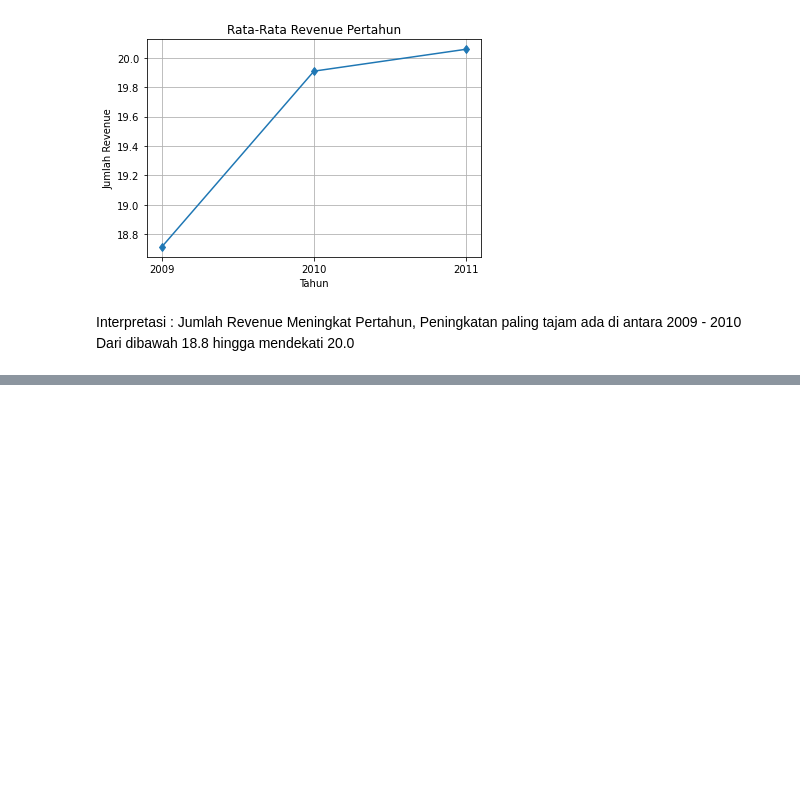
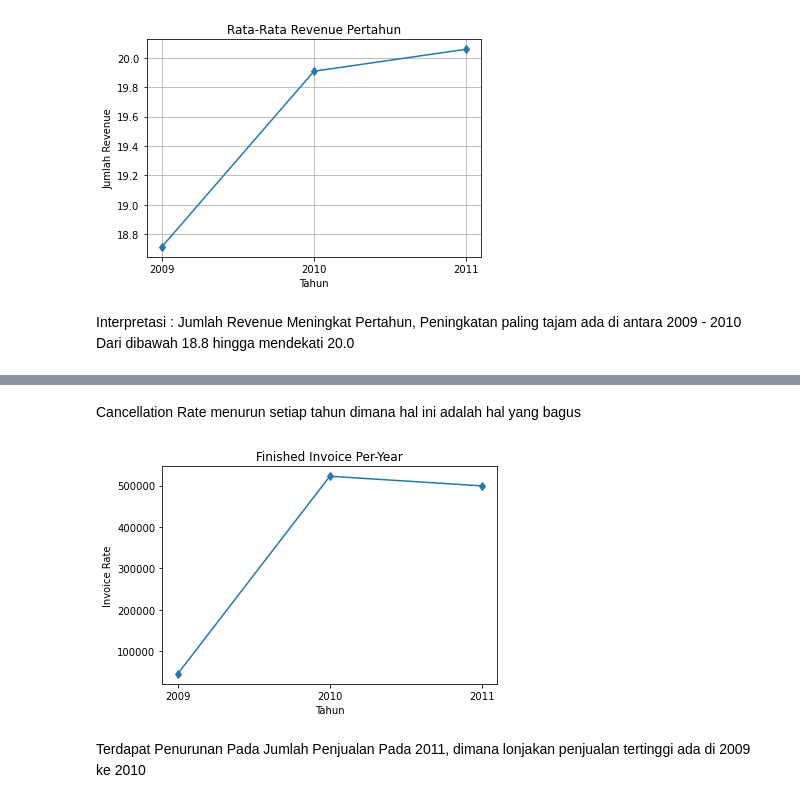
Before and after one commit to UvoChrollo/Pythonista, a Jupyter notebook: Notebook/Others/Rakamin Homework.ipynb, the cells around one changed output, grey strips where cells are left out. Drawn from its saved outputs; the diff is of its cells as text; code cells hidden in the pictures; blank space fills up the shorter version.

```diff
--- a/Notebook/Others/Rakamin Homework.ipynb
+++ b/Notebook/Others/Rakamin Homework.ipynb
@@ -147,0 +195,8 @@ Interpretasi : Jumlah Revenue Meningkat Pertahun, Peningkatan paling tajam ada d
+# %%
+online_retail_II = pd.read_csv('../../../Gudang/online_retail_II.csv')
+
+online_retail_II['InvoiceDate'] = pd.to_datetime(online_retail_II['InvoiceDate'])
+
+online_retail_II['Year'] = yr
+
+online_retail_II.head()
@@ -147,0 +256,13 @@ Interpretasi : Jumlah Revenue Meningkat Pertahun, Peningkatan paling tajam ada d
+# %% [markdown]
+Cancellation Rate menurun setiap tahun dimana hal ini adalah hal yang bagus
+# %%
+ovall.plot(kind='line',marker='d')
+plt.title("Finished Invoice Per-Year")
+plt.xlabel("Tahun")
+plt.ylabel("Invoice Rate")
+plt.xticks([2009,2010,2011])
+plt.show()
+# %% [output]
+[figure, added]
+# %% [markdown]
+Terdapat Penurunan Pada Jumlah Penjualan Pada 2011, dimana lonjakan penjualan tertinggi ada di 2009 ke 2010
```
Also changed, not shown: parts of 17 cells of this notebook.
